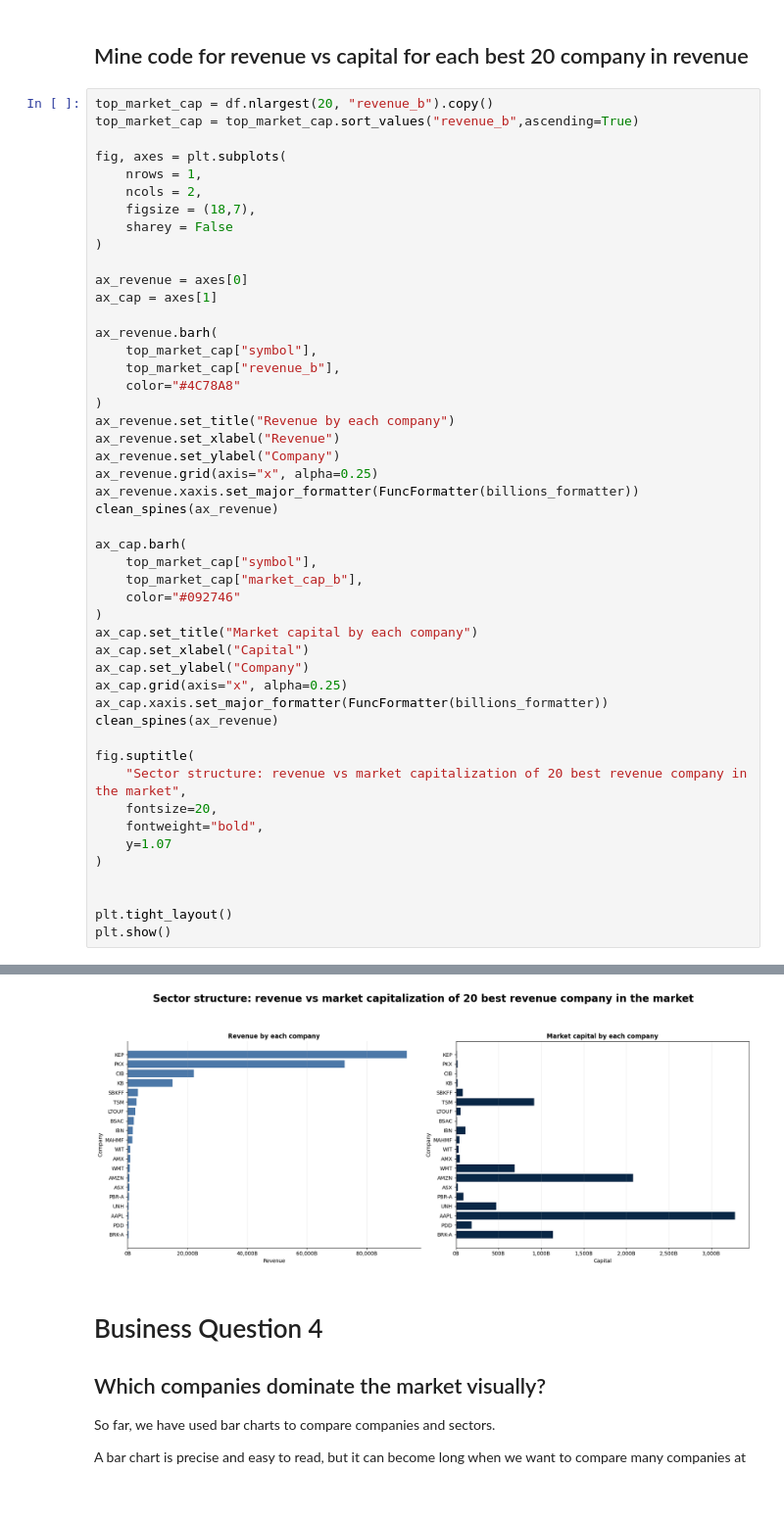
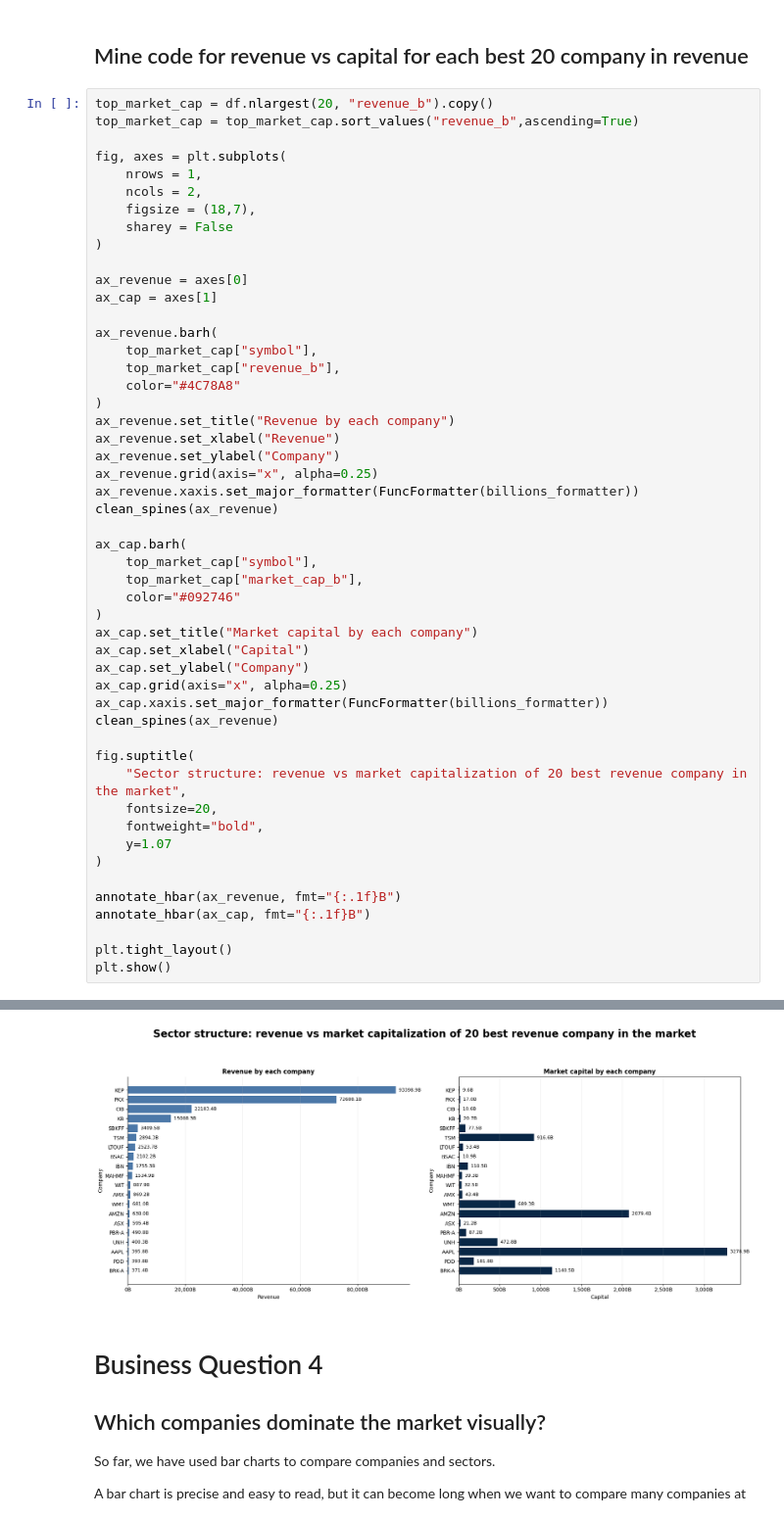
Before and after one commit to andreaisaia00/Andrea-Isaia-BDA2026, a Jupyter notebook: Financial_Investment_Storytelling.ipynb, the cells around one changed output, grey strips where cells are left out. Shown at 98% size. Cells and saved outputs as stored; diff of their text form; blank space fills up the shorter version.

```diff
--- a/Financial_Investment_Storytelling.ipynb
+++ b/Financial_Investment_Storytelling.ipynb
@@ -734,6 +731,8 @@ fig.suptitle(
     y=1.07
 )
 
+annotate_hbar(ax_revenue, fmt="{:.1f}B")
+annotate_hbar(ax_cap, fmt="{:.1f}B")
 
 plt.tight_layout()
 plt.show()
@@ -761,4 +740,4 @@ plt.show()
-[figure, old version]
+[figure, new version]
 # %% [markdown]
 # Business Question 4
 
```
Also changed, not shown: parts of 4 cells of this notebook.
